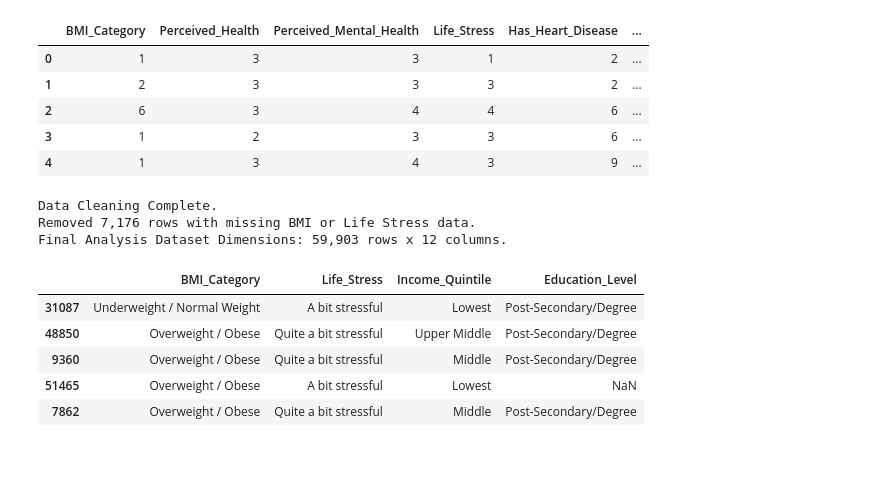
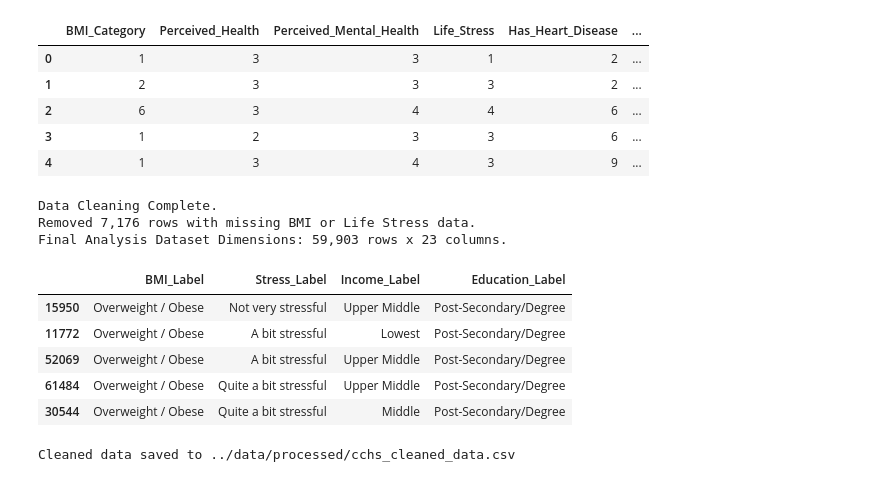
Before and after one commit to edwinrlambert/Physical-Activity-vs-Health-Outcomes-Analysis, a Jupyter notebook: notebooks/01_cchs_health_exploration.ipynb, the cells around one changed output. Saved outputs shown, nothing was run; the diff lists cells and outputs as text; code cells hidden in the pictures.

Commit message:
Impact of Life Stress on Obesity Rates Analysis

```diff
--- a/notebooks/01_cchs_health_exploration.ipynb
+++ b/notebooks/01_cchs_health_exploration.ipynb
@@ -163,11 +163,12 @@ Dimensions: 67,079 rows x 12 columns
 
 # 1. Define Standard "Not Stated" Codes to Filter Out
 # We replace these codes with NaN for easier handling
-nan_codes = [6, 7, 8, 9,
-             96, 97, 98, 99,
-             99.6, 99.9,
-             999.6, 999.9
-             ]
+nan_codes = [
+    6, 7, 8, 9,
+    96, 97, 98, 99,
+    99.6, 99.9,
+    999.6, 999.9
+]
 
 # 2. Creating a working copy to avoid modifying the original data
 df_clean = df_renamed.copy()
@@ -263,50 +264,70 @@ labels_province = {
     24: 'Quebec',
     35: 'Ontario',
     46: 'Manitoba',
     47: 'Saskatchewan',
     48: 'Alberta',
     59: 'British Columbia',
     60: 'Yukon',
     61: 'Northwest Territories',
     62: 'Nunavut'
 }
 
 labels_sex = {
     1: 'Male',
     2: 'Female'
 }
 
 # Apply Mappings
-df_clean['BMI_Category'] = df_clean['BMI_Category'].map(labels_bmi_category)
-df_clean['Perceived_Health'] = df_clean['Perceived_Health'].map(labels_perceived_health)
-df_clean['Perceived_Mental_Health'] = df_clean['Perceived_Mental_Health'].map(labels_perceived_mental_health)
-df_clean['Life_Stress'] = df_clean['Life_Stress'].map(labels_life_stress)
-df_clean['Has_Heart_Disease'] = df_clean['Has_Heart_Disease'].map(labels_has_heart_disease)
-df_clean['Has_Back_Problems'] = df_clean['Has_Back_Problems'].map(labels_has_back_problems)
-df_clean['Income_Quintile'] = df_clean['Income_Quintile'].map(labels_income_quintile)
-df_clean['Education_Level'] = df_clean['Education_Level'].map(labels_education_level)
-df_clean['Age_Group'] = df_clean['Age_Group'].map(labels_age_group)
-df_clean['Province'] = df_clean['Province'].map(labels_province)
-df_clean['Sex'] = df_clean['Sex'].map(labels_sex)
+df_clean['BMI_Label'] = df_clean['BMI_Category'].map(labels_bmi_category)
+df_clean['Health_Label'] = df_clean['Perceived_Health'].map(
+    labels_perceived_health)
+df_clean['Mental_Health_Label'] = df_clean['Perceived_Mental_Health'].map(
+    labels_perceived_mental_health)
+df_clean['Stress_Label'] = df_clean['Life_Stress'].map(labels_life_stress)
+df_clean['Heart_Disease_Label'] = df_clean['Has_Heart_Disease'].map(
+    labels_has_heart_disease)
+df_clean['Back_Problems_Label'] = df_clean['Has_Back_Problems'].map(
+    labels_has_back_problems)
+df_clean['Income_Label'] = df_clean['Income_Quintile'].map(
+    labels_income_quintile)
+df_clean['Education_Label'] = df_clean['Education_Level'].map(
+    labels_education_level)
+df_clean['Age_Label'] = df_clean['Age_Group'].map(labels_age_group)
+df_clean['Province_Label'] = df_clean['Province'].map(labels_province)
+df_clean['Sex_Label'] = df_clean['Sex'].map(labels_sex)
 
 # 5. Remove rows where main outcome (BMI) or main driver (Stress) is missing.
 initial_count = len(df_clean)
-df_clean = df_clean.dropna(subset=['BMI_Category', 'Life_Stress'])
+df_clean = df_clean.dropna(subset=['BMI_Label', 'Stress_Label'])
 final_count = len(df_clean)
 
 print("Data Cleaning Complete.")
 print(f"Removed {initial_count - final_count:,} rows with missing BMI or Life Stress data.")
 print(f"Final Analysis Dataset Dimensions: {df_clean.shape[0]:,} rows x {df_clean.shape[1]} columns.")
 
 # Preview Cleaned Data
-display(df_clean[['BMI_Category', 'Life_Stress', 'Income_Quintile', 'Education_Level']].sample(5))
+display(df_clean[['BMI_Label', 'Stress_Label',
+        'Income_Label', 'Education_Label']].sample(5))
 # %% [output]
 Data Cleaning Complete.
 Removed 7,176 rows with missing BMI or Life Stress data.
-Final Analysis Dataset Dimensions: 59,903 rows x 12 columns.
+Final Analysis Dataset Dimensions: 59,903 rows x 23 columns.
-|  | BMI_Category | Life_Stress | Income_Quintile | Education_Level |
-| 31087 | Underweight / Normal Weight | A bit stressful | Lowest | Post-Secondary/Degree |
-| 48850 | Overweight / Obese | Quite a bit stressful | Upper Middle | Post-Secondary/Degree |
-| 9360 | Overweight / Obese | Quite a bit stressful | Middle | Post-Secondary/Degree |
-| 51465 | Overweight / Obese | A bit stressful | Lowest | NaN |
-| 7862 | Overweight / Obese | Quite a bit stressful | Middle | Post-Secondary/Degree |
+|  | BMI_Label | Stress_Label | Income_Label | Education_Label |
+| 15950 | Overweight / Obese | Not very stressful | Upper Middle | Post-Secondary/Degree |
+| 11772 | Overweight / Obese | A bit stressful | Lowest | Post-Secondary/Degree |
+| 52069 | Overweight / Obese | A bit stressful | Upper Middle | Post-Secondary/Degree |
+| 61484 | Overweight / Obese | Quite a bit stressful | Upper Middle | Post-Secondary/Degree |
+| 30544 | Overweight / Obese | Quite a bit stressful | Middle | Post-Secondary/Degree |
+# %%
+# SAVE CLEANED DATA
+processed_data_path = "../data/processed/cchs_cleaned_data.csv"
+
+# Ensure the directory exists
+os.makedirs(os.path.dirname(processed_data_path), exist_ok=True)
+
+# Save the file
+df_clean.to_csv(processed_data_path, index=False)
+
+print(f"Cleaned data saved to {processed_data_path}")
+# %% [output]
+Cleaned data saved to ../data/processed/cchs_cleaned_data.csv
```
Also changed, not shown: parts of 2 cells of this notebook.
